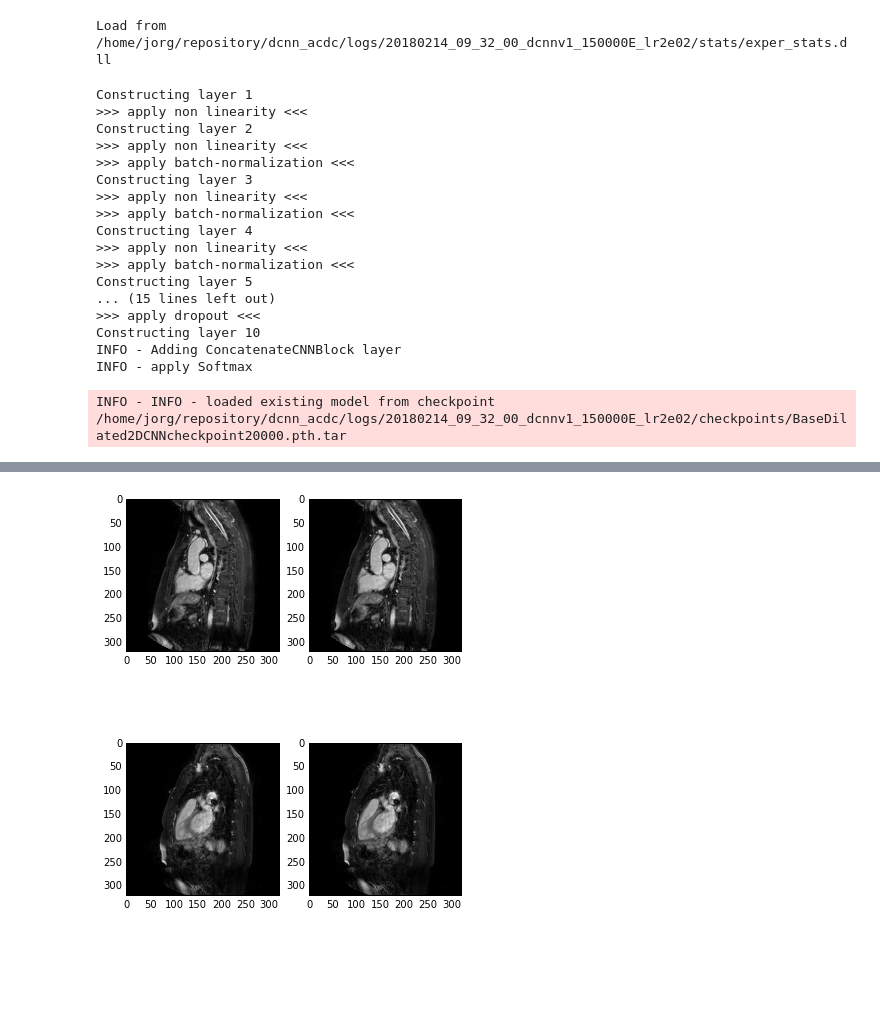
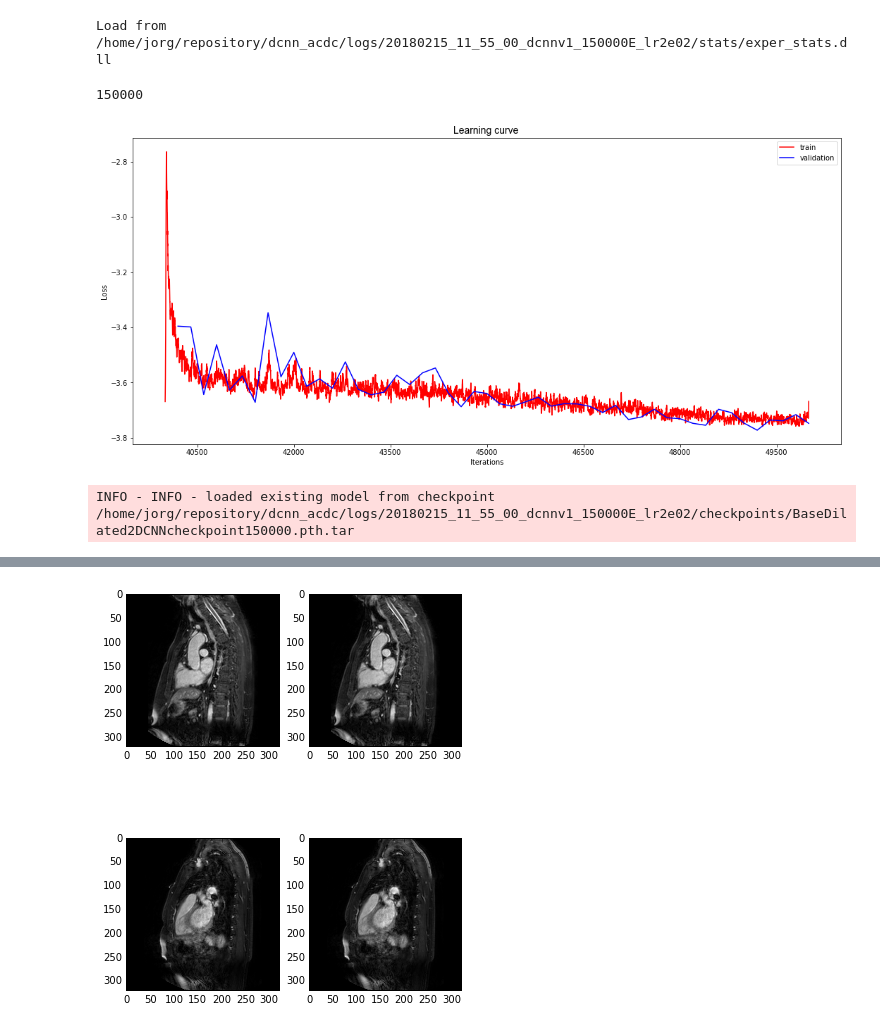
Before and after one commit to toologicbv/dcnn_acdc, a Jupyter notebook: notebooks/eval_experiment.ipynb, the cells around one changed output, grey strips where cells are left out. Cells and saved outputs as stored; diff of their text form; code cells hidden in the pictures; blank space fills up the shorter version.

```diff
--- a/notebooks/eval_experiment.ipynb
+++ b/notebooks/eval_experiment.ipynb
@@ -45,34 +46,23 @@ from models.dilated_cnn import BaseDilated2DCNN
 %autoreload 2
 # %%
 
-exper = ExperimentHandler.load_experiment("/home/jorg/repository/dcnn_acdc/logs/20180214_09_32_00_dcnnv1_150000E_lr2e02")
+exper = ExperimentHandler.load_experiment("/home/jorg/repository/dcnn_acdc/logs/20180215_11_55_00_dcnnv1_150000E_lr2e02")
 
 exper_hdl = ExperimentHandler(exper, use_logfile=False)
 exper_hdl.set_root_dir("/home/jorg/repository/dcnn_acdc")
 # %% [output]
-Load from /home/jorg/repository/dcnn_acdc/logs/20180214_09_32_00_dcnnv1_150000E_lr2e02/stats/exper_stats.dll
+Load from /home/jorg/repository/dcnn_acdc/logs/20180215_11_55_00_dcnnv1_150000E_lr2e02/stats/exper_stats.dll
+# %%
+loss_plot(exper, width=18, validation=True, log_scale=False,
+          save=False, do_average=True, epoch_range=[40001, 50000])
+# %% [output]
+150000
+[figure, added]
 # %%
 
-model = exper_hdl.load_checkpoint()
+model = exper_hdl.load_checkpoint(verbose=False)
 # %% [output]
-Constructing layer 1
->>> apply non linearity <<<
-Constructing layer 2
->>> apply non linearity <<<
->>> apply batch-normalization <<<
-Constructing layer 3
->>> apply non linearity <<<
->>> apply batch-normalization <<<
-Constructing layer 4
->>> apply non linearity <<<
->>> apply batch-normalization <<<
-Constructing layer 5
-... (15 lines left out)
->>> apply dropout <<<
-Constructing layer 10
-INFO - Adding ConcatenateCNNBlock layer
-INFO - apply Softmax
+INFO - INFO - loaded existing model from checkpoint /home/jorg/repository/dcnn_acdc/logs/20180215_11_55_00_dcnnv1_150000E_lr2e02/checkpoints/BaseDilated2DCNNcheckpoint150000.pth.tar
-INFO - INFO - loaded existing model from checkpoint /home/jorg/repository/dcnn_acdc/logs/20180214_09_32_00_dcnnv1_150000E_lr2e02/checkpoints/BaseDilated2DCNNcheckpoint20000.pth.tar
 # %%
 print(exper_hdl.exper.config.data_dir)
 dataset = ACDC2017DataSet(exper_hdl.exper.config, search_mask=exper_hdl.exper.config.dflt_image_name + ".mhd",
```
Also changed, not shown: parts of 10 cells of this notebook, 11 other files.
